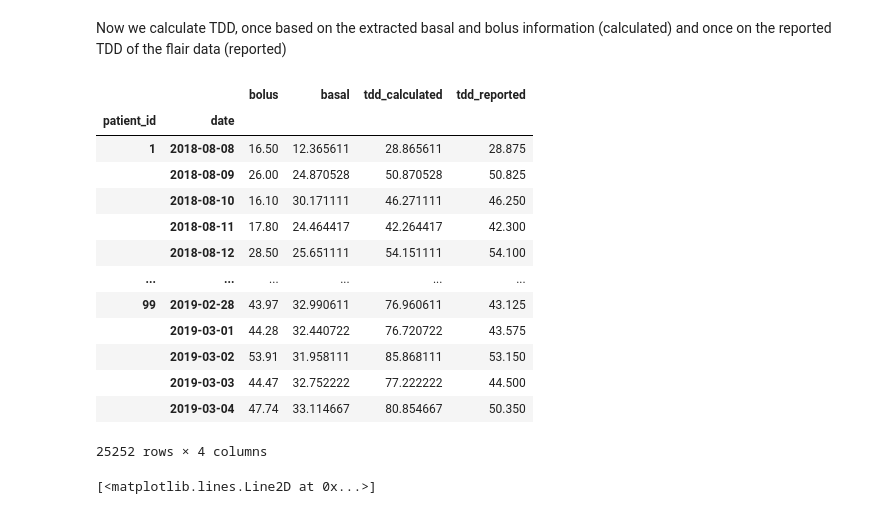
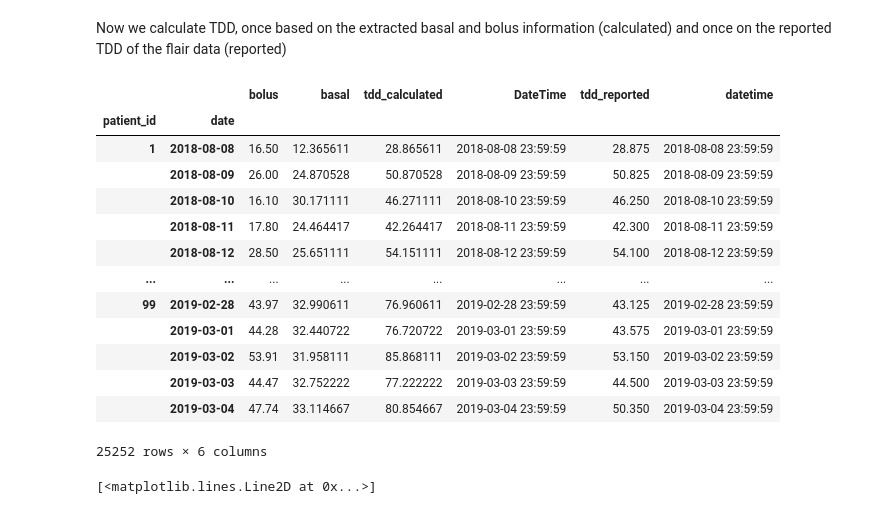
Before and after one commit to nudgebg/egvinsulin, a Jupyter notebook: notebooks/understand-flair-dataset/2024-07-12 - Understanding TDD Discrepancies in Flair Data.ipynb, the cells around one changed output. Drawn from its saved outputs; the diff is of its cells as text; code cells hidden in the pictures.

```diff
--- a/notebooks/understand-flair-dataset/2024-07-12 - Understanding TDD Discrepancies in Flair Data.ipynb
+++ b/notebooks/understand-flair-dataset/2024-07-12 - Understanding TDD Discrepancies in Flair Data.ipynb
@@ -62,48 +62,49 @@ assert np.all(calculated_tdd['basal'].values == expected['basal'].values)
 # %%
 def extract_TDDs():
     tdds_flair = flair.df_pump.dropna(subset=['TDD'])[['PtID','DateTime','TDD']]
-    tdds_flair['DateTime'] = tdds_flair.DateTime.dt.date
+    tdds_flair['date'] = tdds_flair.DateTime.dt.date
+    tdds_flair['datetime'] = tdds_flair.DateTime
     tdds_flair['PtID'] = tdds_flair.PtID.astype(str)
-    tdds_flair = tdds_flair.rename(columns={'PtID':'patient_id','DateTime':'date','TDD':'tdd'})
+    tdds_flair = tdds_flair.rename(columns={'PtID':'patient_id','TDD':'tdd'})
     return tdds_flair
 
 #calculate basal tdd
 tdd_basals = pd.DataFrame(basal.groupby(basal.patient_id).apply(calculate_tdd_basals))
 tdd_basals = tdd_basals.reset_index().set_index(['patient_id','date']).drop(columns='level_1')
 #display(tdd_basals.head())
 
 #calcualte bolus tdd
 date = bolus.datetime.dt.date
 date.name='date'
 tdd_boluses = bolus.groupby(['patient_id',date]).agg({'bolus':'sum'})
 #display(tdd_boluses.head())
 
 #combine bolus and basal tdds
 tdds_calculated = pd.merge(tdd_boluses ,tdd_basals, left_index=True, right_index=True, suffixes=['_bolus','_basal'])
 tdds_calculated['tdd'] = tdds_calculated.bolus + tdds_calculated.basal
 
 #get reported tdd
 tdd_reported = extract_TDDs().set_index(['patient_id','date'])
 tdd_reported.name = 'reported'
 
 #combine dataframes and scatter plot
 TDDs = pd.merge(tdds_calculated, tdd_reported, left_index=True, right_index=True, suffixes=['_calculated','_reported'])
 display(TDDs)
 # %% [output]
-|  |  | bolus | basal | tdd_calculated | tdd_reported |
-| patient_id | date |  |  |  |  |
-| 1 | 2018-08-08 | 16.50 | 12.365611 | 28.865611 | 28.875 |
-|  | 2018-08-09 | 26.00 | 24.870528 | 50.870528 | 50.825 |
-|  | 2018-08-10 | 16.10 | 30.171111 | 46.271111 | 46.250 |
-|  | 2018-08-11 | 17.80 | 24.464417 | 42.264417 | 42.300 |
-|  | 2018-08-12 | 28.50 | 25.651111 | 54.151111 | 54.100 |
-| ... | ... | ... | ... | ... | ... |
-| 99 | 2019-02-28 | 43.97 | 32.990611 | 76.960611 | 43.125 |
-|  | 2019-03-01 | 44.28 | 32.440722 | 76.720722 | 43.575 |
-|  | 2019-03-02 | 53.91 | 31.958111 | 85.868111 | 53.150 |
-|  | 2019-03-03 | 44.47 | 32.752222 | 77.222222 | 44.500 |
-|  | 2019-03-04 | 47.74 | 33.114667 | 80.854667 | 50.350 |
+|  |  | bolus | basal | tdd_calculated | DateTime | tdd_reported | datetime |
+| patient_id | date |  |  |  |  |  |  |
+| 1 | 2018-08-08 | 16.50 | 12.365611 | 28.865611 | 2018-08-08 23:59:59 | 28.875 | 2018-08-08 23:59:59 |
+|  | 2018-08-09 | 26.00 | 24.870528 | 50.870528 | 2018-08-09 23:59:59 | 50.825 | 2018-08-09 23:59:59 |
+|  | 2018-08-10 | 16.10 | 30.171111 | 46.271111 | 2018-08-10 23:59:59 | 46.250 | 2018-08-10 23:59:59 |
+|  | 2018-08-11 | 17.80 | 24.464417 | 42.264417 | 2018-08-11 23:59:59 | 42.300 | 2018-08-11 23:59:59 |
+|  | 2018-08-12 | 28.50 | 25.651111 | 54.151111 | 2018-08-12 23:59:59 | 54.100 | 2018-08-12 23:59:59 |
+| ... | ... | ... | ... | ... | ... | ... | ... |
+| 99 | 2019-02-28 | 43.97 | 32.990611 | 76.960611 | 2019-02-28 23:59:59 | 43.125 | 2019-02-28 23:59:59 |
+|  | 2019-03-01 | 44.28 | 32.440722 | 76.720722 | 2019-03-01 23:59:59 | 43.575 | 2019-03-01 23:59:59 |
+|  | 2019-03-02 | 53.91 | 31.958111 | 85.868111 | 2019-03-02 23:59:59 | 53.150 | 2019-03-02 23:59:59 |
+|  | 2019-03-03 | 44.47 | 32.752222 | 77.222222 | 2019-03-03 23:59:59 | 44.500 | 2019-03-03 23:59:59 |
+|  | 2019-03-04 | 47.74 | 33.114667 | 80.854667 | 2019-03-04 23:59:59 | 50.350 | 2019-03-04 23:59:59 |
-25252 rows × 4 columns
+25252 rows × 6 columns
 # %%
 fig, axs = plt.subplots(1, 2, figsize=(8, 2))
 TDDs.plot.scatter(x='tdd_reported', y='tdd_calculated', marker='.', alpha=0.1, ax=axs[0])
```
Also changed, not shown: parts of 12 cells of this notebook.
